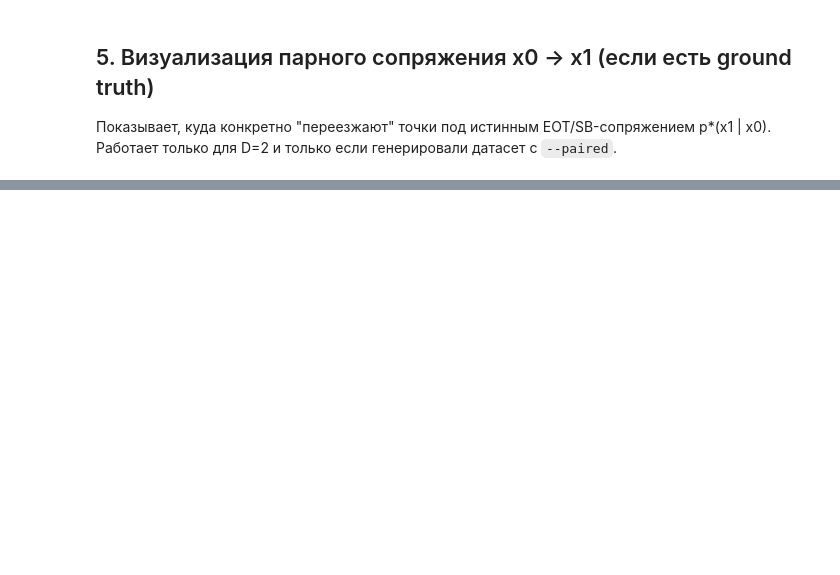
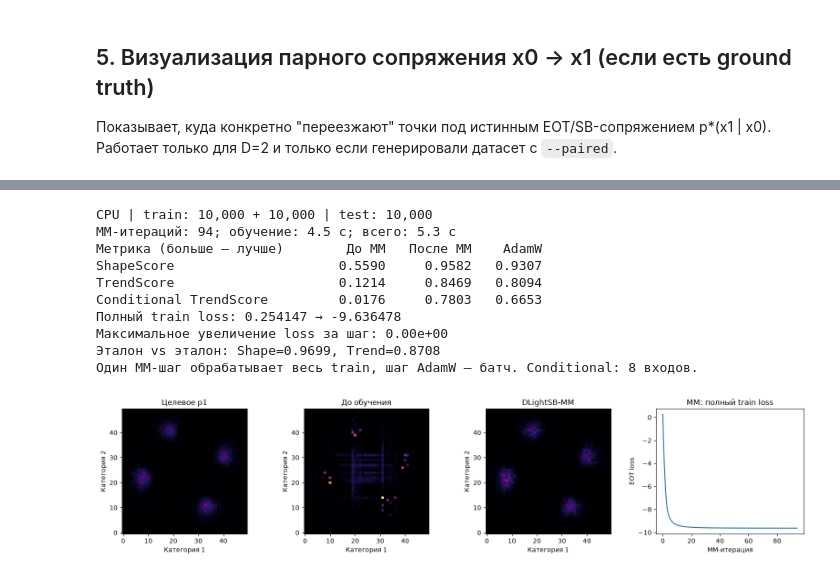
Before and after one commit to fedorkolotilin3/catsbench_mm, a Jupyter notebook: testing.ipynb, the cells around one changed output, grey strips where cells are left out. Cells and saved outputs as stored; diff of their text form; code cells hidden in the pictures; blank space fills up the shorter version.

Commit message:
MM method changes

```diff
--- a/testing.ipynb
+++ b/testing.ipynb
@@ -129,0 +255,73 @@ else:
+# %%
+# DLightSB-MM: те же данные и начальные параметры, что в предыдущей ячейке.
+from src.methods.dlight_sb_mm import DLightSBMM
+
+required = ("dlight_initial_state", "train_x", "train_y", "test_x", "test_y",
+            "conditions", "conditional_truth", "model", "after", "reference")
+if any(name not in globals() for name in required):
+    raise RuntimeError("Сначала выполните предыдущую ячейку DLightSB.")
+
+mm_started = time.perf_counter()
+mm_model = DLightSBMM.from_model(model, state_dict=dlight_initial_state)
+
+@torch.no_grad()
+def mm_predict(x):
+    return torch.cat([mm_model.sample(batch) for batch in x.split(256)])
+
+@torch.no_grad()
+def mm_conditional_trend():
+    metric = TrendScore(2, 50, conditional=True).cpu()
+    for x, real in zip(conditions, conditional_truth):
+        metric.update(real, mm_predict(x))
+    return metric.compute().item()
+
+torch.manual_seed(123)
+mm_before_y = mm_predict(test_x)
+mm_before = scores(test_y, mm_before_y) + [mm_conditional_trend()]
+mm_train_started = time.perf_counter()
+mm_history = mm_model.fit_mm(train_x, train_y, max_iter=200, tol=1e-5)
+mm_train_seconds = time.perf_counter() - mm_train_started
+
+torch.manual_seed(123)
+mm_after_y = mm_predict(test_x)
+mm_after = scores(test_y, mm_after_y) + [mm_conditional_trend()]
+print(f"CPU | train: {len(train_x):,} + {len(train_y):,} | test: {len(test_x):,}")
+print(f"MM-итераций: {len(mm_history)-1}; обучение: {mm_train_seconds:.1f} с; "
+      f"всего: {time.perf_counter()-mm_started:.1f} с")
+print(f"{'Метрика (больше — лучше)':<28} {'До MM':>8} {'После MM':>10} {'AdamW':>8}")
+for name, a, b, adam in zip(
+    ("ShapeScore", "TrendScore", "Conditional TrendScore"), mm_before, mm_after, after
+):
+    print(f"{name:<28} {a:8.4f} {b:10.4f} {adam:8.4f}")
+print(f"Полный train loss: {mm_history[0]:.6f} → {mm_history[-1]:.6f}")
+print(f"Максимальное увеличение loss за шаг: {max(0.0, max(np.diff(mm_history))):.2e}")
+print(f"Эталон vs эталон: Shape={reference[0]:.4f}, Trend={reference[1]:.4f}")
+print("Один MM-шаг обрабатывает весь train, шаг AdamW — батч. Conditional: 8 входов.")
+
+fig, axes = plt.subplots(1, 4, figsize=(16, 3.7))
+mm_histograms = [
+    np.histogram2d(y[:, 0].numpy(), y[:, 1].numpy(),
+                   bins=50, range=[[-0.5, 49.5], [-0.5, 49.5]])[0] / len(y)
+    for y in (test_y, mm_before_y, mm_after_y)
+]
+vmax = max(h.max() for h in mm_histograms)
+for ax, h, title in zip(axes[:3], mm_histograms, ("Целевое p1", "До обучения", "DLightSB-MM")):
+    ax.imshow(h.T, origin="lower", extent=(-0.5, 49.5, -0.5, 49.5),
+              vmin=0, vmax=vmax, cmap="magma")
+    ax.set(title=title, xlabel="Категория 1", ylabel="Категория 2")
+axes[3].plot(mm_history)
+axes[3].set(title="MM: полный train loss", xlabel="MM-итерация", ylabel="EOT loss")
+plt.tight_layout()
+plt.show()
+# %% [output]
+CPU | train: 10,000 + 10,000 | test: 10,000
+MM-итераций: 94; обучение: 4.5 с; всего: 5.3 с
+Метрика (больше — лучше)        До MM   После MM    AdamW
+ShapeScore                     0.5590     0.9582   0.9307
+TrendScore                     0.1214     0.8469   0.8094
+Conditional TrendScore         0.0176     0.7803   0.6653
+Полный train loss: 0.254147 → -9.636478
+Максимальное увеличение loss за шаг: 0.00e+00
+Эталон vs эталон: Shape=0.9699, Trend=0.8708
+Один MM-шаг обрабатывает весь train, шаг AdamW — батч. Conditional: 8 входов.
+[figure, added]
```
Also changed, not shown: parts of 6 cells of this notebook, 21 other files.
